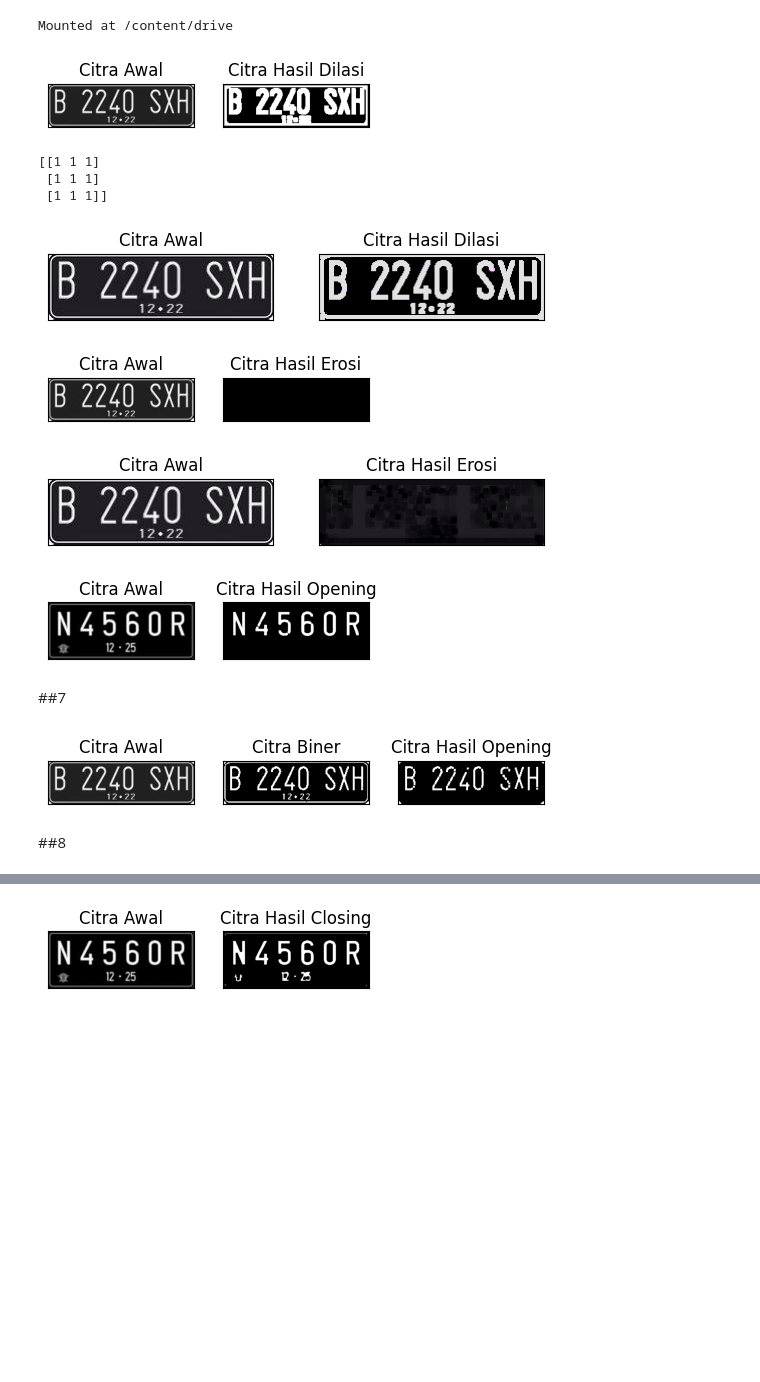
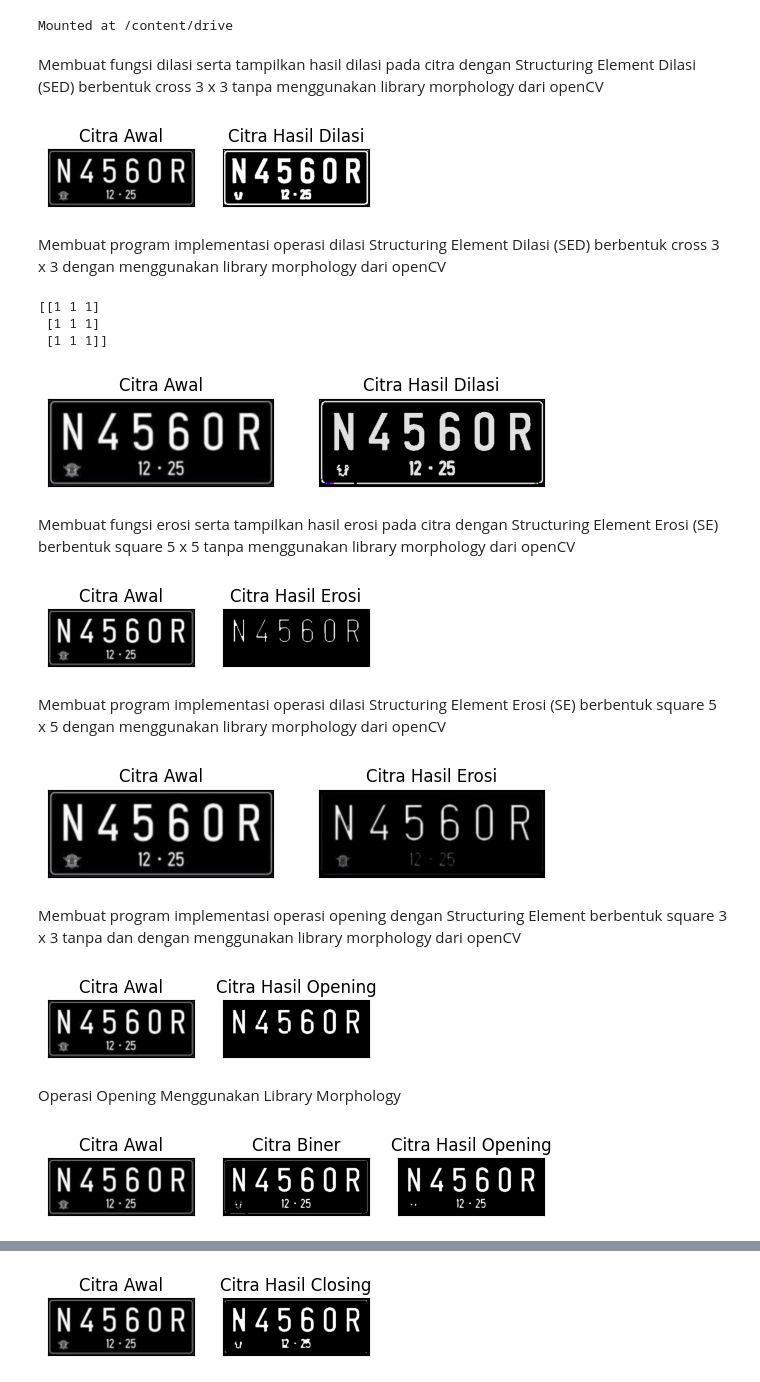
Before and after one commit to Chaidir110/PCVK_Ganjil_2025, a Jupyter notebook: week10.ipynb, the cells around one changed output, grey strips where cells are left out. Saved outputs shown, nothing was run; the diff lists cells and outputs as text; code cells hidden in the pictures; blank space fills up the shorter version.

```diff
--- a/week10.ipynb
+++ b/week10.ipynb
@@ -11,41 +11,48 @@ Mounted at /content/drive
 import cv2
 import numpy as np
 from matplotlib import pyplot as plt
+# %% [markdown]
+Membuat fungsi dilasi serta tampilkan hasil dilasi pada citra dengan Structuring Element
+Dilasi (SED) berbentuk cross 3 x 3 tanpa menggunakan library morphology dari
+openCV
 # %%
 #Dilasi tanpa library
 
 def dilasi_citra(F,w):
   #size image
   p,q= F.shape
 
   imgD= np.zeros((p,q), dtype=np.uint8)
 
   #Generate structure element dilasi (SED)
   SED= np.ones((w,w), dtype=np.uint8)
   constant1= (w-1)//2
 
   #Proses Dilasi
   for i in range(constant1, p-constant1):
     for j in range(constant1,q-constant1):
       temp= F[i-constant1:i+constant1+1, j-constant1:j+constant1+1]
       product= temp*SED
       imgD[i,j]= np.max(product)
   return imgD
 
-img_d= cv2.imread('/content/drive/MyDrive/RPL/PCVK/plat nomer.jpeg',0)
+img_d= cv2.imread('/content/drive/MyDrive/RPL/PCVK/plat.jpg',0)
 ret, thresh = cv2.threshold(img_d, 125, 200, cv2.THRESH_BINARY)
 w=5
 
 imgD = dilasi_citra(thresh,w)
 plt.subplot(131),plt.imshow(img_d,cmap = 'gray')
 plt.title('Citra Awal'), plt.xticks([]), plt.yticks([])
 plt.subplot(132),plt.imshow(imgD,cmap = 'gray')
 plt.title('Citra Hasil Dilasi'), plt.xticks([]), plt.yticks([])
 plt.show()
 # %% [output]
-[figure, old version]
+[figure, new version]
+# %% [markdown]
+Membuat program implementasi operasi dilasi Structuring Element Dilasi (SED)
+berbentuk cross 3 x 3 dengan menggunakan library morphology dari openCV
 # %%
-img = cv2.imread('/content/drive/MyDrive/RPL/PCVK/plat nomer.jpeg')
+img = cv2.imread('/content/drive/MyDrive/RPL/PCVK/plat.jpg')
 #img = cv2.imread('morp.jpg',0)
 ret, thresh = cv2.threshold(img, 127, 225, cv2.THRESH_BINARY)
 kernel = np.ones((3,3),np.uint16)
@@ -60,7 +67,11 @@ plt.show()
 [[1 1 1]
  [1 1 1]
  [1 1 1]]
-[figure, old version]
+[figure, new version]
+# %% [markdown]
+Membuat fungsi erosi serta tampilkan hasil erosi pada citra dengan Structuring Element
+Erosi (SE) berbentuk square 5 x 5 tanpa menggunakan library morphology dari
+openCV
 # %%
 #Erosi Tanpa Library
 def erosi_citra(F,k):
@@ -82,7 +93,7 @@ def erosi_citra(F,k):
 
   return imgE
 
-img_e= cv2.imread('/content/drive/MyDrive/RPL/PCVK/plat nomer.jpeg',0) #
+img_e= cv2.imread('/content/drive/MyDrive/RPL/PCVK/plat.jpg',0) #
 ret1, thresh1 = cv2.threshold(img_e, 175, 225,
 cv2.THRESH_BINARY)
 k=5
@@ -95,10 +106,13 @@ plt.title('Citra Hasil Erosi'), plt.xticks([]),
 plt.yticks([])
 plt.show()
 # %% [output]
-[figure, old version]
+[figure, new version]
+# %% [markdown]
+Membuat program implementasi operasi dilasi Structuring Element Erosi (SE) berbentuk
+square 5 x 5 dengan menggunakan library morphology dari openCV
 # %%
 #EROSI LIBRARY
-img = cv2.imread('/content/drive/MyDrive/RPL/PCVK/plat nomer.jpeg')
+img = cv2.imread('/content/drive/MyDrive/RPL/PCVK/plat.jpg')
 kernel = np.ones((5,5),np.uint8)
 erosion = cv2.erode(img,kernel,iterations = 1)
 plt.subplot(121),plt.imshow(img),plt.title('Citra Awal')
@@ -107,7 +121,11 @@ plt.subplot(122),plt.imshow(erosion),plt.title('Citra Hasil Erosi')
 plt.xticks([]), plt.yticks([])
 plt.show()
 # %% [output]
-[figure, old version]
+[figure, new version]
+# %% [markdown]
+Membuat program implementasi operasi opening dengan Structuring Element
+berbentuk square 3 x 3 tanpa dan dengan menggunakan library morphology dari
+openCV
 # %%
 img_o= cv2.imread('/content/drive/MyDrive/RPL/PCVK/plat.jpg',0) #
 reto, thresho = cv2.threshold(img_o, 127, 225,
@@ -121,11 +139,11 @@ plt.title('Citra Hasil Opening'), plt.xticks([]), plt.yticks([])
 plt.show()
 # %% [output]
 [figure]
-# %% [markdown]
-##7
+# %% [markdown]
+Operasi Opening Menggunakan Library Morphology
 # %%
 #Dengan Menggunakan Library
-img = cv2.imread('/content/drive/MyDrive/RPL/PCVK/plat nomer.jpeg',0)
+img = cv2.imread('/content/drive/MyDrive/RPL/PCVK/plat.jpg',0)
 ret, thresh = cv2.threshold(img, 127, 225, cv2.THRESH_BINARY)
 kernel = np.ones((3,3),np.uint8)
 openn = cv2.morphologyEx(thresh,cv2.MORPH_OPEN, kernel)
@@ -140,6 +158,4 @@ plt.yticks([])
 
 plt.show()
 # %% [output]
-[figure, old version]
+[figure, new version]
-# %% [markdown]
-##8
```
Also changed, not shown: parts of 20 cells of this notebook.
